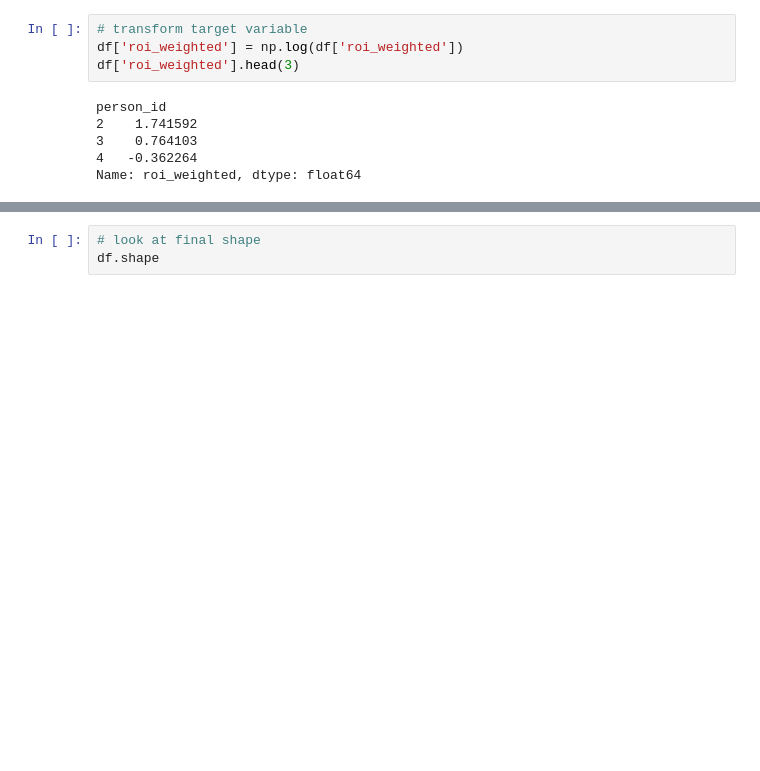
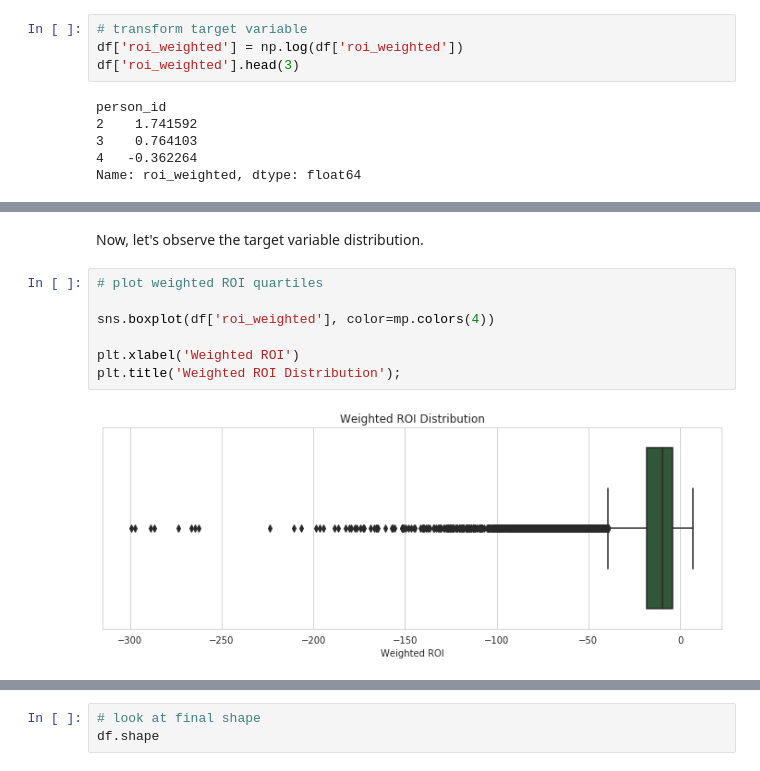
Before and after one commit to christianspybrook/springboard, a Jupyter notebook: capstones/capstone1/capstone1_wrangler.ipynb, the cells around one changed output, grey strips where cells are left out. Drawn from its saved outputs; the diff is of its cells as text; blank space fills up the shorter version.

```diff
--- a/capstones/capstone1/capstone1_wrangler.ipynb
+++ b/capstones/capstone1/capstone1_wrangler.ipynb
@@ -1617,0 +1633,11 @@ Name: roi_weighted, dtype: float64
+# %% [markdown]
+Now, let's observe the target variable distribution.
+# %%
+# plot weighted ROI quartiles
+
+sns.boxplot(df['roi_weighted'], color=mp.colors(4))
+
+plt.xlabel('Weighted ROI')
+plt.title('Weighted ROI Distribution');
+# %% [output]
+[figure, added]
```
Also changed, not shown: parts of 17 cells of this notebook.
